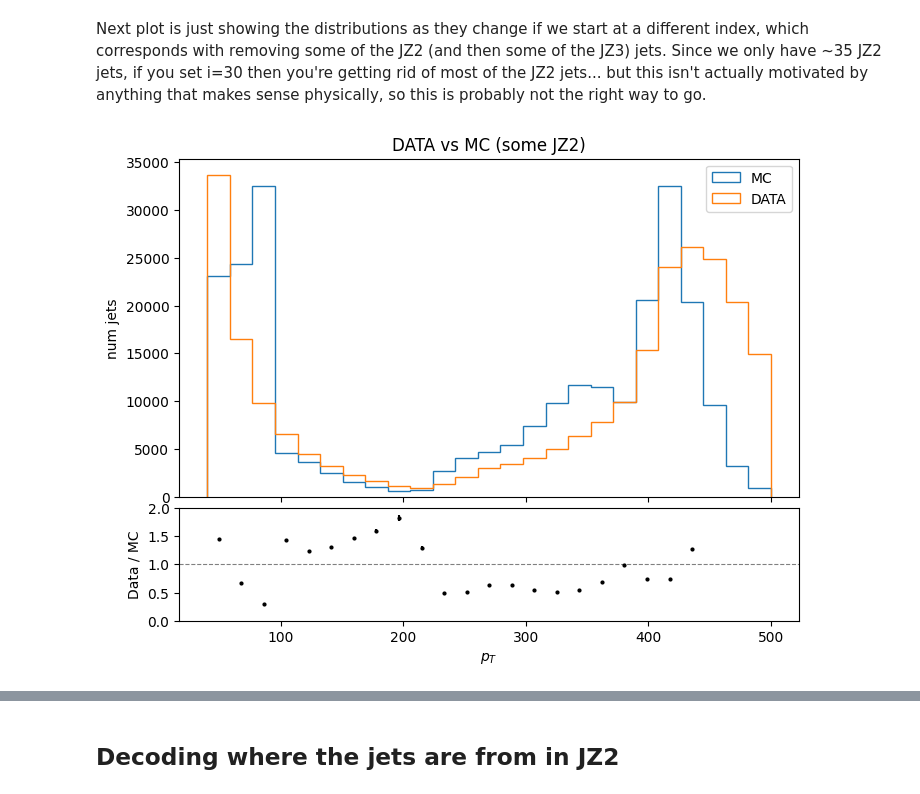
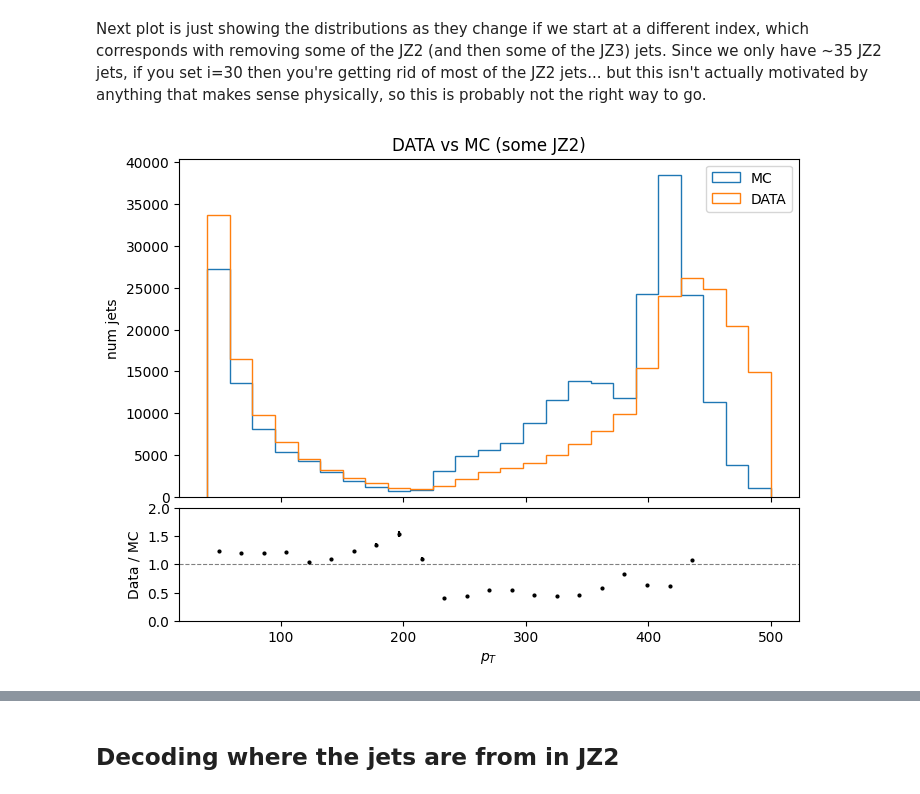
Before and after one commit to gordonwatts/sx_training_fetch, a Jupyter notebook: notebooks/008 - CR_region.ipynb, the cells around one changed output, grey strips where cells are left out. Drawn from its saved outputs; the diff is of its cells as text; code cells hidden in the pictures.

```diff
--- a/notebooks/008 - CR_region.ipynb
+++ b/notebooks/008 - CR_region.ipynb
@@ -287,18 +287,21 @@ Next cell is a function to make ratio plots, which we can use for a more clear c
 # %%
 import matplotlib.gridspec as gridspec
 
-def plot_ratio(mc_vals, data_vals, mc_weights, bins=25,
+def plot_ratio(mc_vals, data_vals, mc_weights=None, bins=25,
                mc_label="MC", data_label="Data",
-               title="", xlabel="$p_T$"):
-    mc_vals    = np.asarray(mc_vals)
-    data_vals  = np.asarray(data_vals)
-    mc_weights = np.asarray(mc_weights)
+               title="", xlabel="$p_T$", log_y=False, x_range=None):
+    mc_vals   = np.asarray(mc_vals)
+    data_vals = np.asarray(data_vals)
+    if mc_weights is not None:
+        mc_weights = np.asarray(mc_weights)
 
-    bin_range = (min(mc_vals.min(), data_vals.min()),
-                 max(mc_vals.max(), data_vals.max()))
+    if x_range is not None:
+        bin_range = x_range
+    else:
+        bin_range = (min(mc_vals.min(), data_vals.min()),
+                     max(mc_vals.max(), data_vals.max()))
 
     mc_counts,   bin_edges = np.histogram(mc_vals,   bins=bins, range=bin_range, weights=mc_weights)
-    mc_var,      _         = np.histogram(mc_vals,   bins=bin_edges, weights=mc_weights**2)
     data_counts, _         = np.histogram(data_vals, bins=bin_edges)
 
     bin_centers = (bin_edges[:-1] + bin_edges[1:]) / 2
@@ -317,6 +320,8 @@ def plot_ratio(mc_vals, data_vals, mc_weights, bins=25,
     ax_top.legend()
     ax_top.set_ylabel("num jets")
     ax_top.set_title(title)
+    if log_y:
+        ax_top.set_yscale("log")
     plt.setp(ax_top.get_xticklabels(), visible=False)
 
     ax_bot.axhline(1.0, color='gray', linestyle='--', linewidth=0.8)
@@ -354,9 +359,9 @@ This distribution looks really good but sadly I don't think we should only inclu
 # %% [markdown]
 Next plot is just showing the distributions as they change if we start at a different index, which corresponds with removing some of the JZ2 (and then some of the JZ3) jets. Since we only have ~35 JZ2 jets, if you set i=30 then you're getting rid of most of the JZ2 jets... but this isn't actually motivated by anything that makes sense physically, so this is probably not the right way to go.
 # %%
-i = 30
+i = 40
 plot_ratio(comb_no_pu.pt[i:], data_ds.pt, normalization(comb_no_pu.rescaled_mcEventWeight[i:], len(data_ds)),
            mc_label="MC", data_label="DATA",
            title="DATA vs MC (some JZ2)")
 # %% [output]
-[figure, old version]
+[figure, new version]
```
Also changed, not shown: parts of 10 cells of this notebook, 3 other files.
